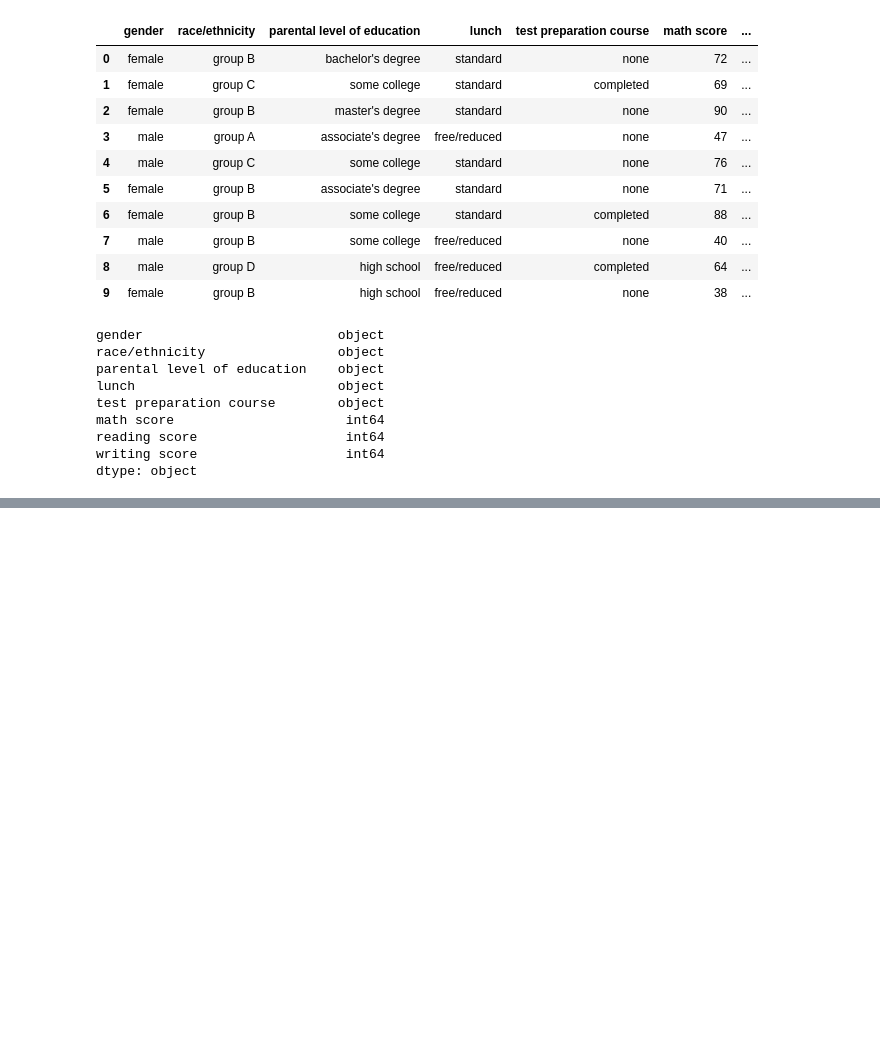
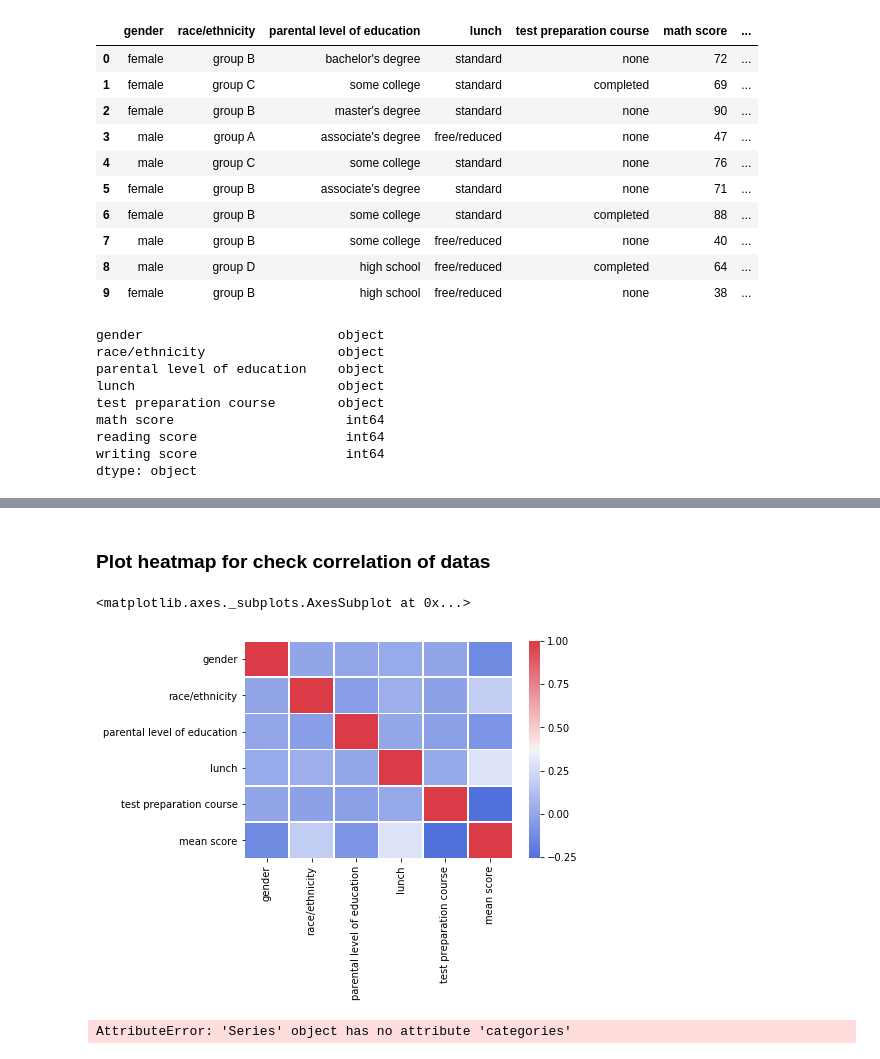
Before and after one commit to luiseduardogfranca/students-perfomance, a Jupyter notebook: Notebook - Python3.ipynb, the cells around one changed output, grey strips where cells are left out. Cells and saved outputs as stored; diff of their text form; code cells hidden in the pictures; blank space fills up the shorter version.

Commit message:
Start pre processing in data

```diff
--- a/Notebook - Python3.ipynb
+++ b/Notebook - Python3.ipynb
@@ -49,0 +65,11 @@ TypeError: tuple indices must be integers or slices, not list
+# %%
+def to_categorical(df):
+    def _(value):
+        categories = list(pd.Categorical(df).categories)
+        return categories.index(value) + 1
+
+    return _
+# %%
+columns = ["lunch", "race/ethnicity", "gender", "parental level of education", "test preparation course"]
+for name in columns:
+    df[name] = df[name].apply(to_categorical(df[name]))
@@ -49,0 +92,2 @@ TypeError: tuple indices must be integers or slices, not list
+# %%
+df = df.drop(labels=["math score", "reading score", "writing score"], axis=1)
@@ -49,0 +108,16 @@ TypeError: tuple indices must be integers or slices, not list
+# %% [markdown]
+### Plot heatmap for check correlation of datas
+# %%
+cmap = sns.diverging_palette(260, 10, as_cmap=True) # color to heatmap
+# %%
+sns.heatmap(df.corr(), cmap=cmap, linewidths=.5)
+# %% [output]
+<matplotlib.axes._subplots.AxesSubplot at 0x...>
+[figure, added]
+# %%
+'''
+    Categories: very low, low, medium, high, very high
+'''
+# pd.cut(df["mean score"], 3catat
+# %% [output]
+AttributeError: 'Series' object has no attribute 'categories'
```
Also changed, not shown: parts of 9 cells of this notebook, 1 other file.
